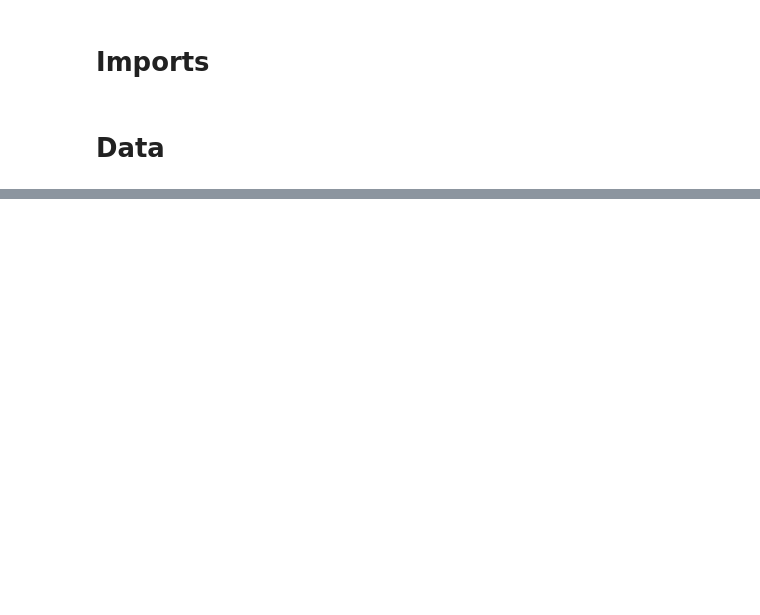
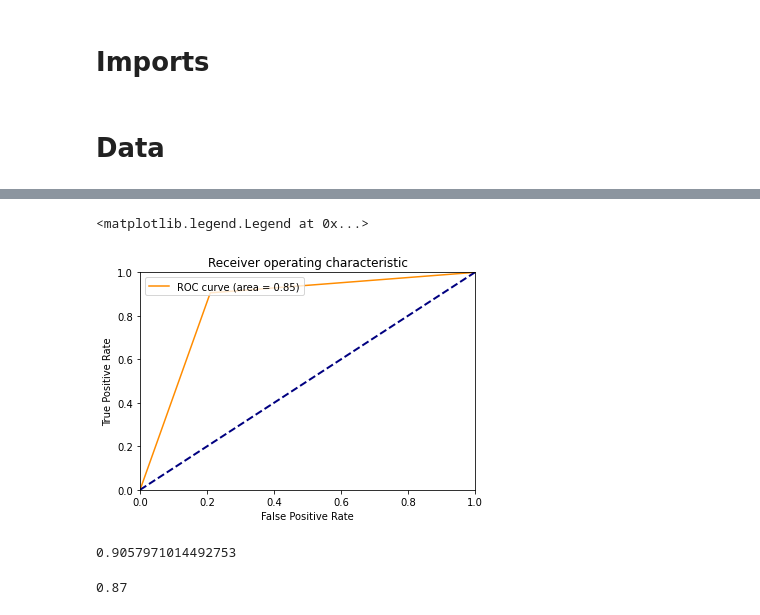
Before and after one commit to ckaarle/class, a Jupyter notebook: training/credit_classifier.ipynb, the cells around one changed output, grey strips where cells are left out. Saved outputs shown, nothing was run; the diff lists cells and outputs as text; code cells hidden in the pictures; blank space fills up the shorter version.

```diff
--- a/training/credit_classifier.ipynb
+++ b/training/credit_classifier.ipynb
@@ -168,0 +44,8 @@ test.to_csv('test.csv')
+# %%
+model = tf.keras.Model(inputs=input, outputs=output)
+# %%
+model.compile(
+    optimizer=tf.keras.optimizers.Adam(),
+    loss=tf.keras.losses.BinaryCrossentropy(),
+    metrics=["accuracy"],
+)
@@ -168,0 +74,7 @@ test.to_csv('test.csv')
+# %%
+history = model.fit(
+    X_train,
+    y_train,
+    batch_size=128,
+    epochs=20
+)
@@ -168,0 +127,32 @@ test.to_csv('test.csv')
+# %%
+y_pred = model.predict(X_test) > 0.5
+# %%
+from sklearn.metrics import roc_curve, auc, f1_score, accuracy_score
+fpr = dict()
+tpr = dict()
+roc_auc = dict()
+fpr, tpr, _ = roc_curve(y_test, y_pred)
+roc_auc = auc(fpr, tpr)
+#Plot of a ROC curve
+plt.figure()
+lw = 2
+plt.plot(fpr, tpr, color='darkorange',
+          label='ROC curve (area = %0.2f)' % roc_auc)
+plt.plot([0, 1], [0, 1], color='navy', lw=lw, linestyle='--')
+plt.xlim([0.0, 1.0])
+plt.ylim([0.0, 1.0])
+plt.xlabel('False Positive Rate')
+plt.ylabel('True Positive Rate')
+plt.title('Receiver operating characteristic')
+plt.legend(loc="upper left")
+# %% [output]
+<matplotlib.legend.Legend at 0x...>
+[figure, added]
+# %%
+f1_score(y_test, y_pred)
+# %% [output]
+0.9057971014492753
+# %%
+accuracy_score(y_test, y_pred)
+# %% [output]
+0.87
```
Also changed, not shown: parts of 51 cells of this notebook.
